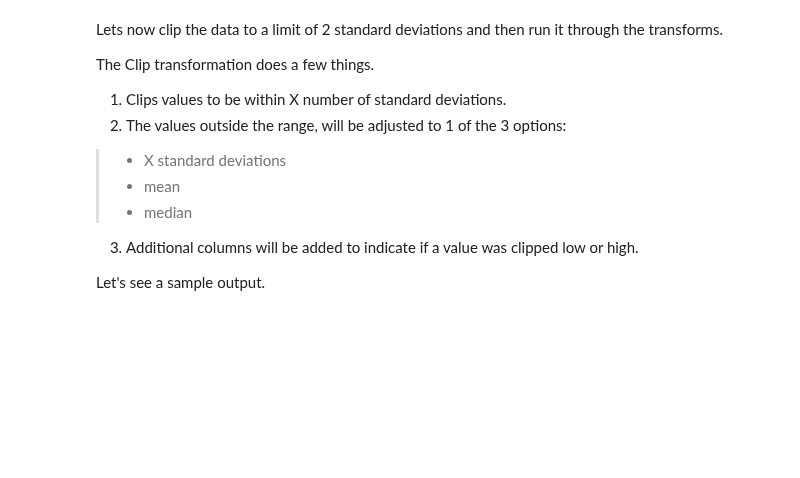
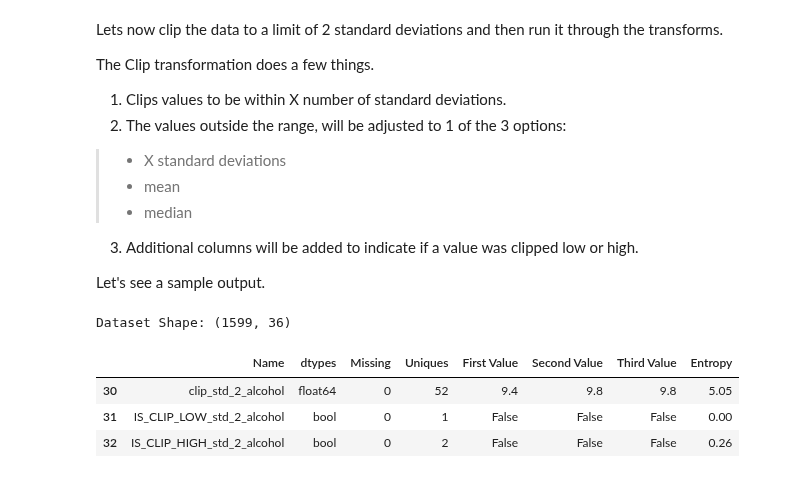
Before and after one commit to patrick-hanley/thought_experiments, a Jupyter notebook: _notebooks/2021_02_21_feature_engineering_numerical_transformation.ipynb, the cells around one changed output. Cells and saved outputs as stored; diff of their text form; code cells hidden in the pictures; blank space fills up the shorter version.

```diff
--- a/_notebooks/2021_02_21_feature_engineering_numerical_transformation.ipynb
+++ b/_notebooks/2021_02_21_feature_engineering_numerical_transformation.ipynb
@@ -351,3 +351,15 @@ The Clip transformation does a few things.
 
 
 Let's see a sample output.
+# %%
+clipped_2_df = clip_feature(df, 2, 'std')
+
+# We can see that the column names have changed
+# and also include weather it was clipped or not.
+resumetable(clipped_2_df)[30:33]
+# %% [output]
+Dataset Shape: (1599, 36)
+|  | Name | dtypes | Missing | Uniques | First Value | Second Value | Third Value | Entropy |
+| 30 | clip_std_2_alcohol | float64 | 0 | 52 | 9.4 | 9.8 | 9.8 | 5.05 |
+| 31 | IS_CLIP_LOW_std_2_alcohol | bool | 0 | 1 | False | False | False | 0.00 |
+| 32 | IS_CLIP_HIGH_std_2_alcohol | bool | 0 | 2 | False | False | False | 0.26 |
```
Also changed, not shown: parts of 5 cells of this notebook.
